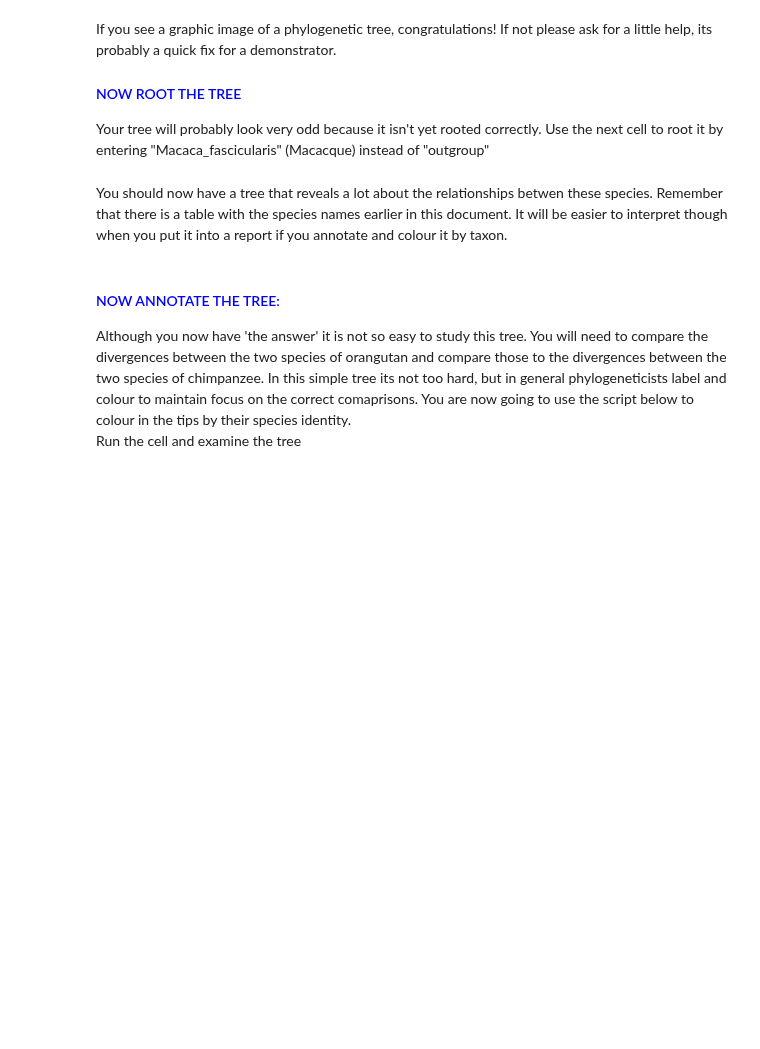
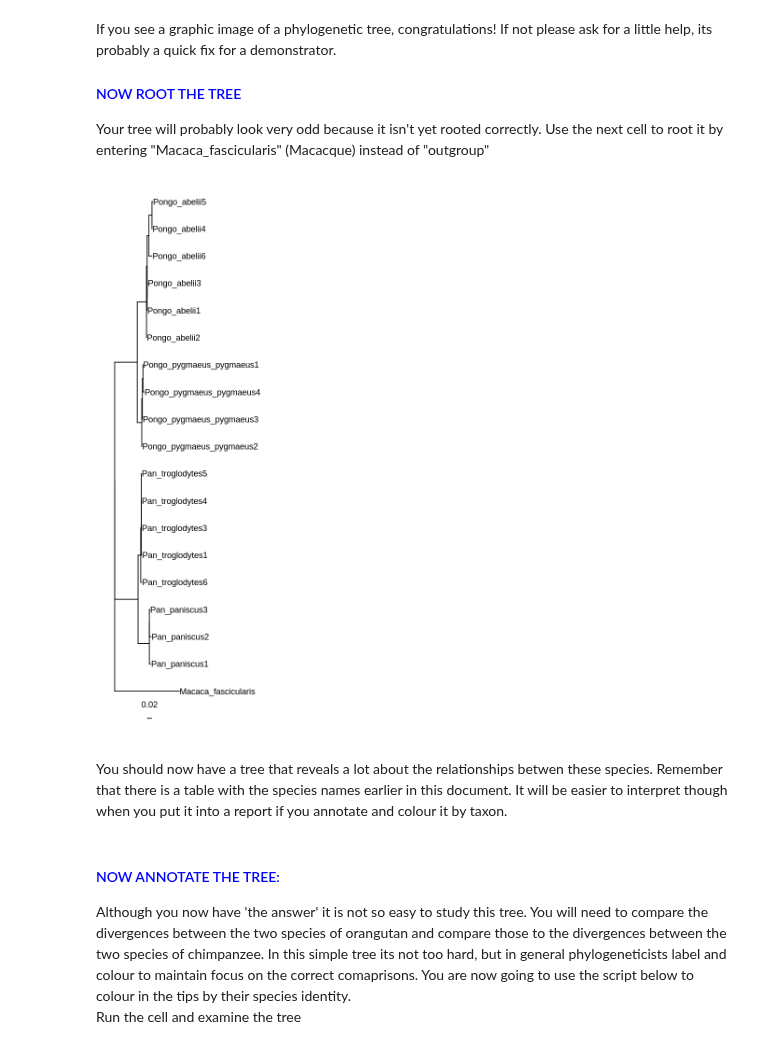
Before and after one commit to davelunt/phylo_practical, a Jupyter notebook: PhyloPractical.ipynb, the cells around one changed output. Saved outputs shown, nothing was run; the diff lists cells and outputs as text; code cells hidden in the pictures; blank space fills up the shorter version.

```diff
--- a/PhyloPractical.ipynb
+++ b/PhyloPractical.ipynb
@@ -218,16 +222,20 @@ Your tree will probably look very odd because it isn't yet rooted correctly. Use
 # %%
 # -----------------------------------
 # Rooting and redrawing
 # -----------------------------------
 # set the outgroup taxon and root the tree
 rooted_apes_tree = root(apes_tree,
-                    "outgroup",
+                    "Macaca_fascicularis",
                     resolve.root = TRUE)
 
 #draw out the tree
-ggtree(rooted_apes_tree, branch.length='none') +
+ggtree(rooted_apes_tree) +
     geom_tiplab() +
-    theme(legend.position = "none") + xlim(-10,25)
+    theme(legend.position = "none") +
+    xlim(0,1) +
+    geom_treescale() # adds the scale
+# %% [output]
+[figure, added]
 # %% [markdown]
 You should now have a tree that reveals a lot about the relationships betwen these species. Remember that there is a table with the species names earlier in this document. It will be easier to interpret though when you put it into a report if you annotate and colour it by taxon.
 # %% [markdown]
```
Also changed, not shown: parts of 6 cells of this notebook.
